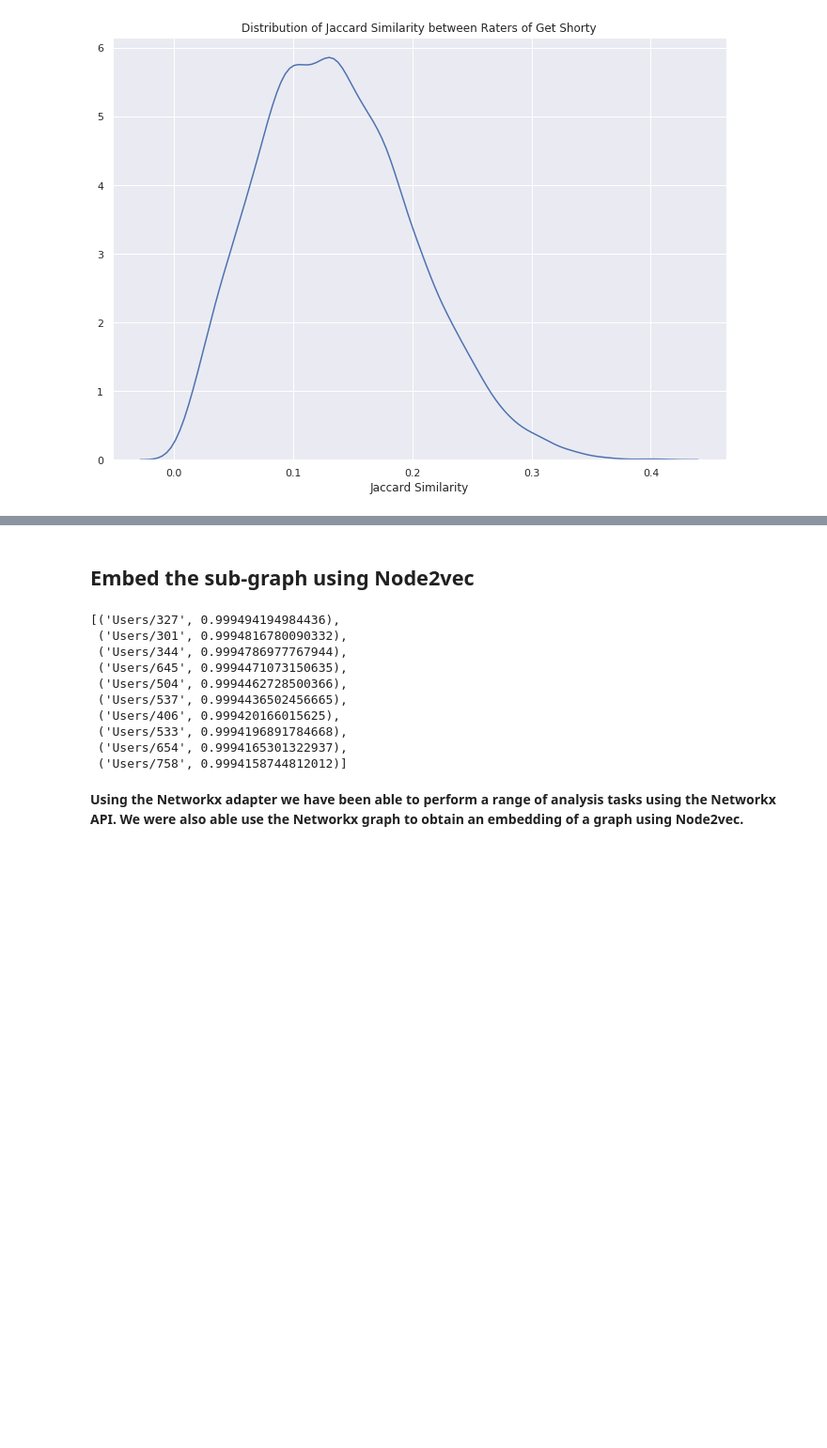
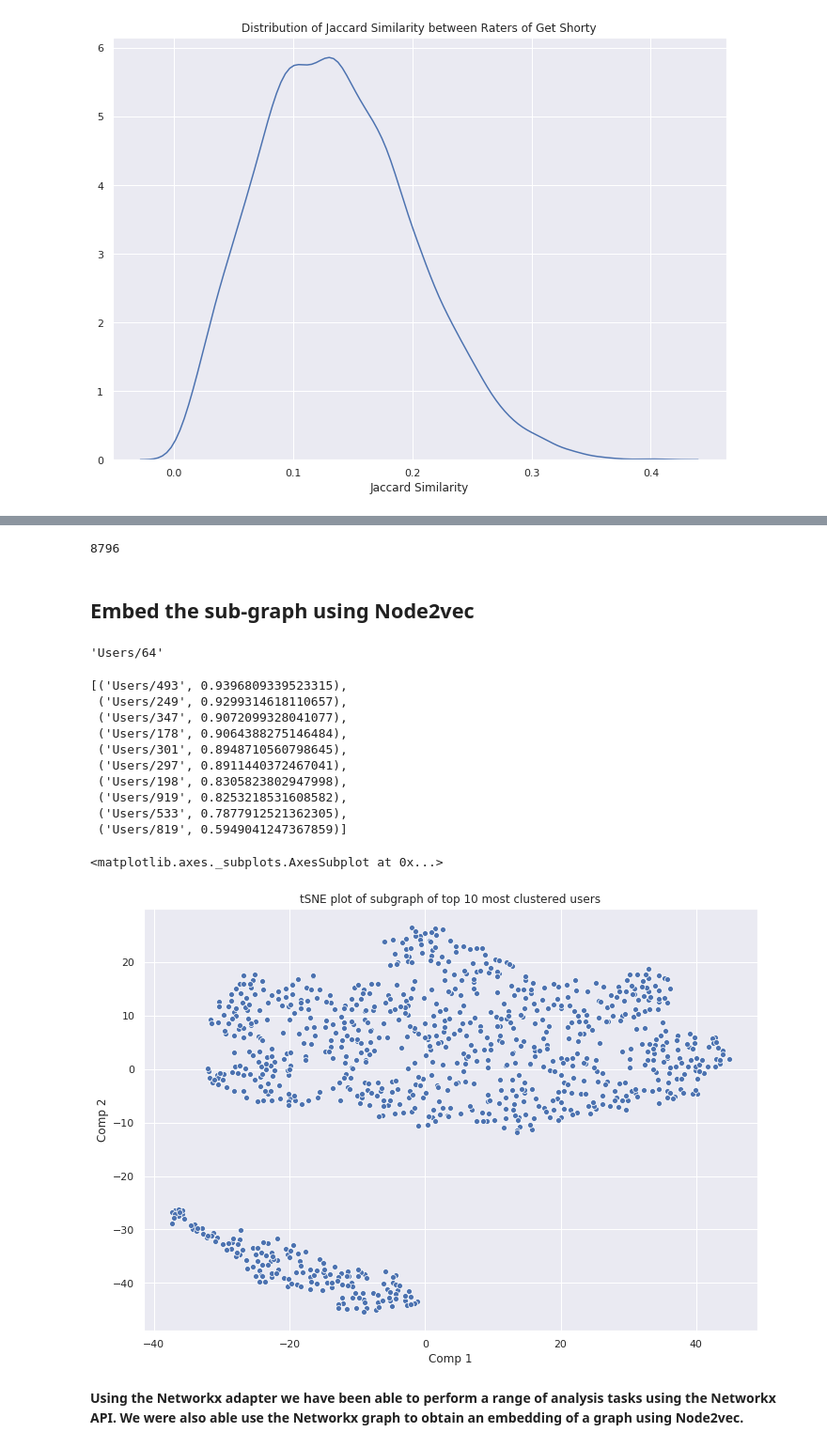
Before and after one commit to arangoml/networkx-adapter, a Jupyter notebook: examples/IMDB_Networkx_Adapter.ipynb, the cells around one changed output, grey strips where cells are left out. Shown at 94% size. Drawn from its saved outputs; the diff is of its cells as text; code cells hidden in the pictures; blank space fills up the shorter version.

```diff
--- a/examples/IMDB_Networkx_Adapter.ipynb
+++ b/examples/IMDB_Networkx_Adapter.ipynb
@@ -357,22 +446,49 @@ Text(0.5, 0, 'Jaccard Similarity')
+# %%
+t10cu = list(cu.keys())[:10]
+proj_user = nx.bipartite.projected_graph(B, t10cu)
+# %%
+len(list(proj_user.edges()))
+# %% [output]
+8796
 # %% [markdown]
 ## Embed the sub-graph using Node2vec
 # %%
 from node2vec import Node2Vec
-node2vec = Node2Vec(gs, dimensions=64, walk_length=10, num_walks=30, workers=4)
+node2vec = Node2Vec(proj_user, dimensions=64, walk_length=10, num_walks=100, workers=4)
 # %%
 model = node2vec.fit(window=10, min_count=1, batch_words=4)
+# %%
+t10cu[2]
+# %% [output]
+'Users/64'
 # %%
-model.wv.most_similar(m4v[5])
+model.wv.most_similar(t10cu[2])
 # %% [output]
-[('Users/327', 0.999494194984436),
- ('Users/301', 0.9994816780090332),
- ('Users/344', 0.9994786977767944),
- ('Users/645', 0.9994471073150635),
- ('Users/504', 0.9994462728500366),
- ('Users/537', 0.9994436502456665),
- ('Users/406', 0.999420166015625),
- ('Users/533', 0.9994196891784668),
- ('Users/654', 0.9994165301322937),
- ('Users/758', 0.9994158744812012)]
+[('Users/493', 0.9396809339523315),
+ ('Users/249', 0.9299314618110657),
+ ('Users/347', 0.9072099328041077),
+ ('Users/178', 0.9064388275146484),
+ ('Users/301', 0.8948710560798645),
+ ('Users/297', 0.8911440372467041),
+ ('Users/198', 0.8305823802947998),
+ ('Users/919', 0.8253218531608582),
+ ('Users/533', 0.7877912521362305),
+ ('Users/819', 0.5949041247367859)]
+# %%
+t10cu_emb = [list(model.wv.get_vector(n)) for n in proj_user.nodes()]
+# %%
+import numpy as np
+from matplotlib  import cm
+from sklearn.manifold import TSNE
+fig = plt.figure(figsize=(11.7,8.27))
+plt.grid(True)
+plt.xlabel("Comp 1")
+plt.ylabel("Comp 2")
+plt.title("tSNE plot of subgraph of top 10 most clustered users")
+t10cu_embedded = TSNE(n_components=2).fit_transform(t10cu_emb)
+sns.scatterplot(t10cu_embedded[:,0], t10cu_embedded[:,1])
+# %% [output]
+<matplotlib.axes._subplots.AxesSubplot at 0x...>
+[figure, added]
 # %% [markdown]
 __Using the Networkx adapter we have been able to perform a range of analysis tasks using the Networkx API. We were also able use the Networkx graph to obtain an embedding of a graph using Node2vec.__
```
Also changed, not shown: parts of 14 cells of this notebook, 2 other files.
